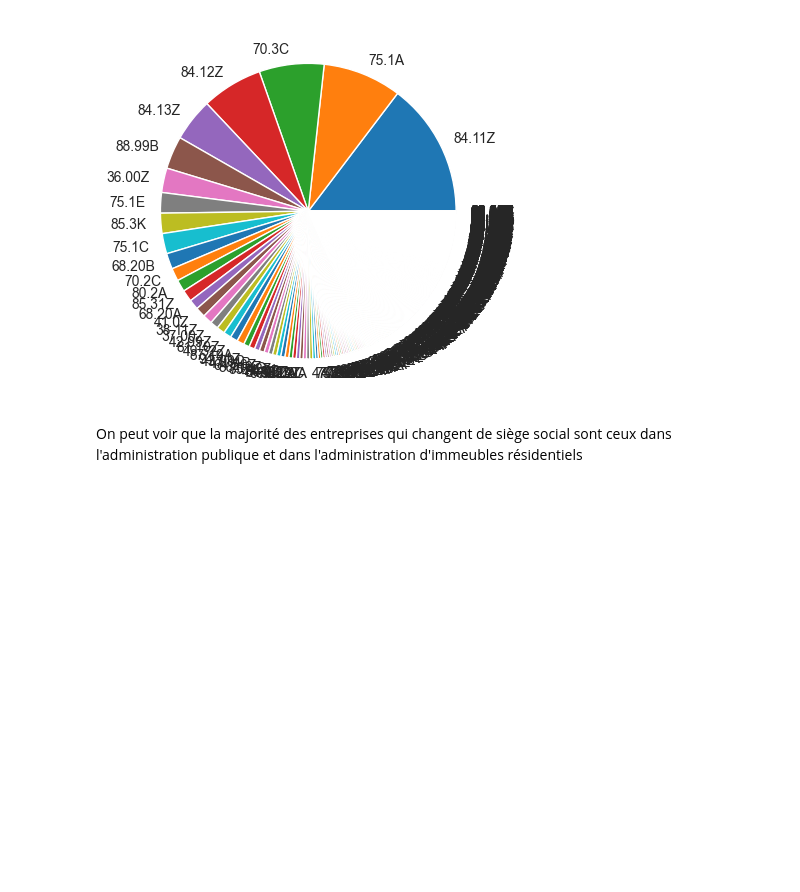
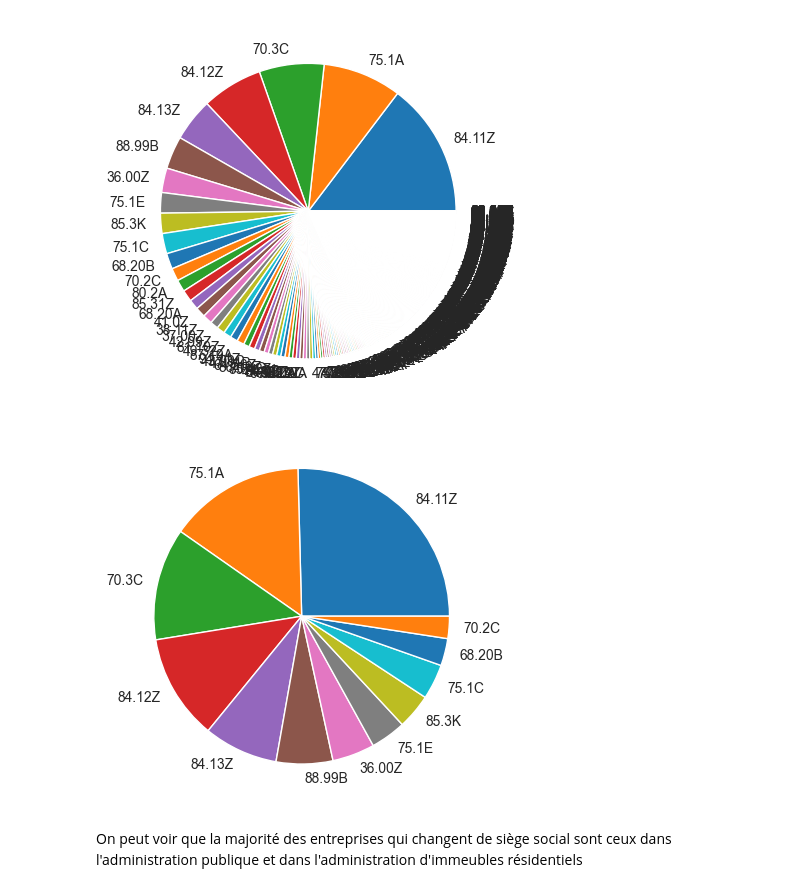
Before and after one commit to JonathanLouamba/Projet_GGVie, a Jupyter notebook: Detection_UniteLegaleHist_GGVIE.ipynb, the cells around one changed output. Saved outputs shown, nothing was run; the diff lists cells and outputs as text; code cells hidden in the pictures; blank space fills up the shorter version.

```diff
--- a/Detection_UniteLegaleHist_GGVIE.ipynb
+++ b/Detection_UniteLegaleHist_GGVIE.ipynb
@@ -247,2 +249,12 @@ pd.Series(encoder_apul.inverse_transform(df["activitePrincipaleUniteLegale"].loc
+# %%
+seuil_angle = 5
+s = pd.Series(encoder_apul.inverse_transform(df["activitePrincipaleUniteLegale"].loc[df['changementNicSiegeUniteLegale']==1])).value_counts(normalize=True)
+angles = s * 360
+indices = angles > seuil_angle
+valeurs = s[indices]
+plt.pie(valeurs, labels=valeurs.index)
+plt.show()
+# %% [output]
+[figure, added]
 # %% [markdown]
 On peut voir que la majorité des entreprises qui changent de siège social sont ceux dans l'administration publique et dans l'administration d'immeubles résidentiels
```
Also changed, not shown: parts of 5 cells of this notebook, 1 other file.
